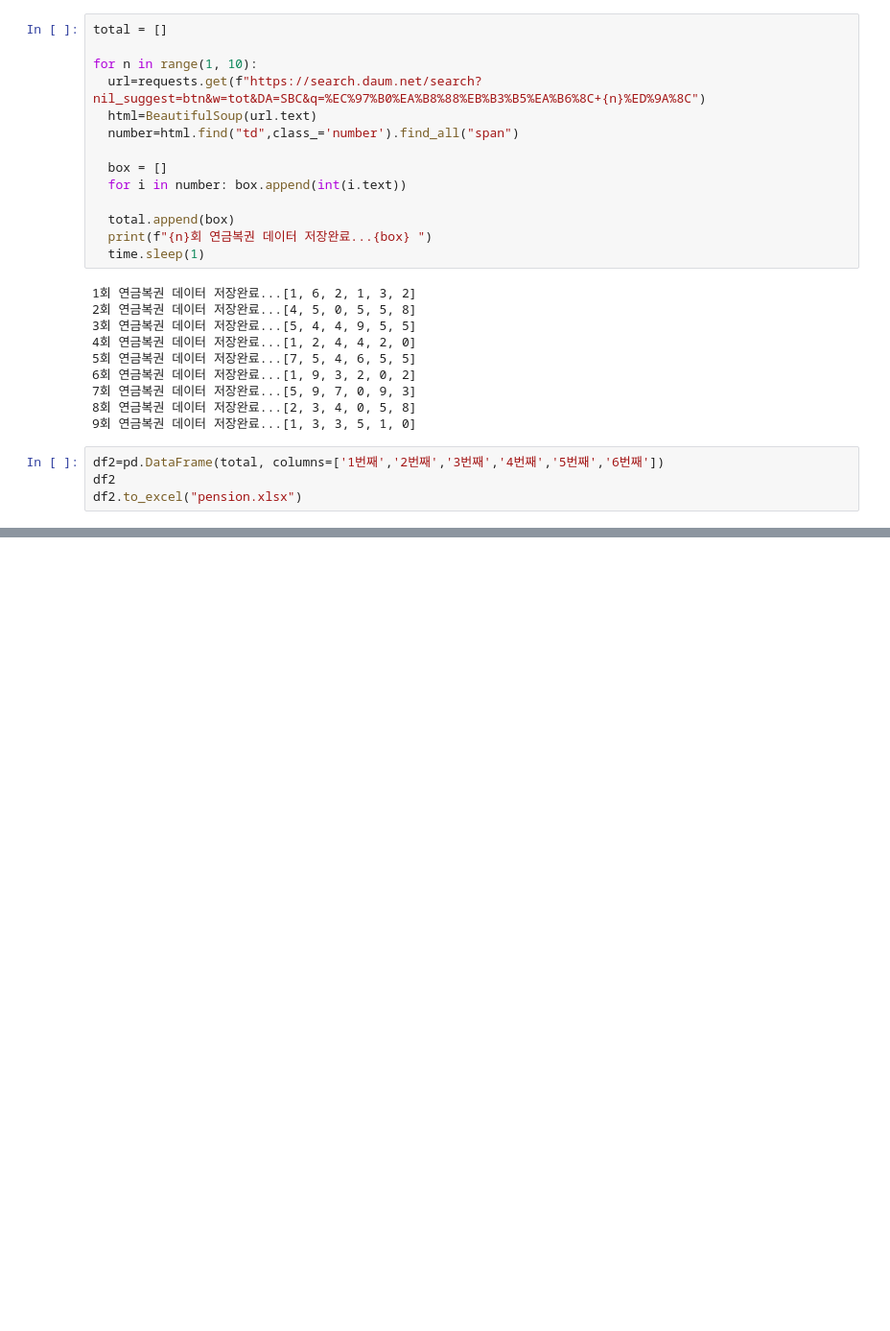
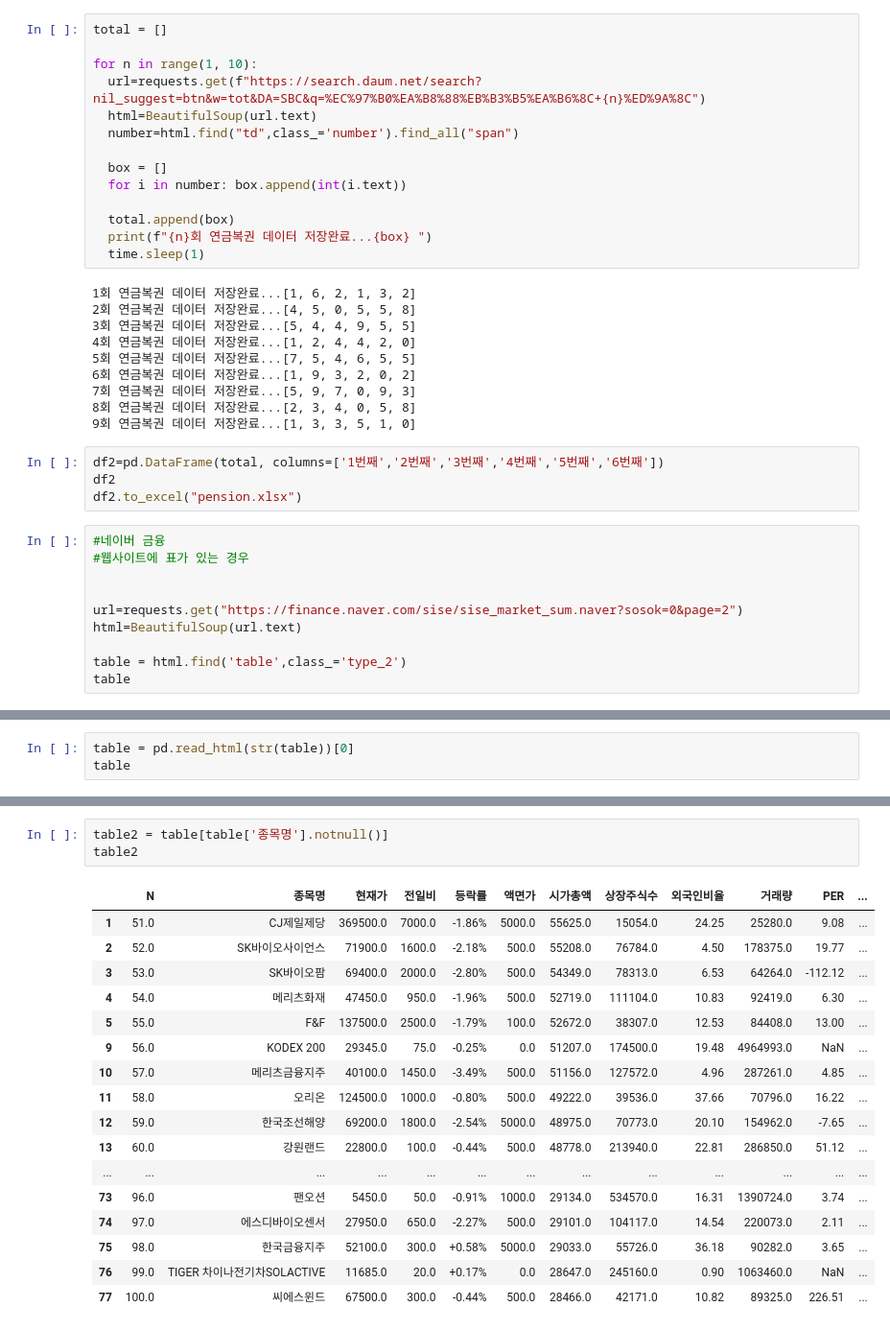
Before and after one commit to SeJin317/-, a Jupyter notebook: 데이터분석2.ipynb, the cells around one changed output, grey strips where cells are left out. Shown: that part at 96% size. Saved outputs shown, nothing was run; the diff lists cells and outputs as text; blank space fills up the shorter version.

```diff
--- a/데이터분석2.ipynb
+++ b/데이터분석2.ipynb
@@ -168,3 +170,13 @@ for n in range(1, 10):
 df2=pd.DataFrame(total, columns=['1번째','2번째','3번째','4번째','5번째','6번째'])
 df2
 df2.to_excel("pension.xlsx")
+# %%
+#네이버 금융
+#웹사이트에 표가 있는 경우
+
+
+url=requests.get("https://finance.naver.com/sise/sise_market_sum.naver?sosok=0&page=2")
+html=BeautifulSoup(url.text)
+
+table = html.find('table',class_='type_2')
+table
@@ -170,0 +201,3 @@ df2.to_excel("pension.xlsx")
+# %%
+table = pd.read_html(str(table))[0]
+table
@@ -170,0 +218,21 @@ df2.to_excel("pension.xlsx")
+# %%
+table2 = table[table['종목명'].notnull()]
+table2
+# %% [output]
+|  | N | 종목명 | 현재가 | 전일비 | 등락률 | 액면가 | 시가총액 | 상장주식수 | 외국인비율 | 거래량 | PER | ... |
+| 1 | 51.0 | CJ제일제당 | 369500.0 | 7000.0 | -1.86% | 5000.0 | 55625.0 | 15054.0 | 24.25 | 25280.0 | 9.08 | ... |
+| 2 | 52.0 | SK바이오사이언스 | 71900.0 | 1600.0 | -2.18% | 500.0 | 55208.0 | 76784.0 | 4.50 | 178375.0 | 19.77 | ... |
+| 3 | 53.0 | SK바이오팜 | 69400.0 | 2000.0 | -2.80% | 500.0 | 54349.0 | 78313.0 | 6.53 | 64264.0 | -112.12 | ... |
+| 4 | 54.0 | 메리츠화재 | 47450.0 | 950.0 | -1.96% | 500.0 | 52719.0 | 111104.0 | 10.83 | 92419.0 | 6.30 | ... |
+| 5 | 55.0 | F&F | 137500.0 | 2500.0 | -1.79% | 100.0 | 52672.0 | 38307.0 | 12.53 | 84408.0 | 13.00 | ... |
+| 9 | 56.0 | KODEX 200 | 29345.0 | 75.0 | -0.25% | 0.0 | 51207.0 | 174500.0 | 19.48 | 4964993.0 | NaN | ... |
+| 10 | 57.0 | 메리츠금융지주 | 40100.0 | 1450.0 | -3.49% | 500.0 | 51156.0 | 127572.0 | 4.96 | 287261.0 | 4.85 | ... |
+| 11 | 58.0 | 오리온 | 124500.0 | 1000.0 | -0.80% | 500.0 | 49222.0 | 39536.0 | 37.66 | 70796.0 | 16.22 | ... |
+| 12 | 59.0 | 한국조선해양 | 69200.0 | 1800.0 | -2.54% | 5000.0 | 48975.0 | 70773.0 | 20.10 | 154962.0 | -7.65 | ... |
+| 13 | 60.0 | 강원랜드 | 22800.0 | 100.0 | -0.44% | 500.0 | 48778.0 | 213940.0 | 22.81 | 286850.0 | 51.12 | ... |
+| ... | ... | ... | ... | ... | ... | ... | ... | ... | ... | ... | ... | ... |
+| 73 | 96.0 | 팬오션 | 5450.0 | 50.0 | -0.91% | 1000.0 | 29134.0 | 534570.0 | 16.31 | 1390724.0 | 3.74 | ... |
+| 74 | 97.0 | 에스디바이오센서 | 27950.0 | 650.0 | -2.27% | 500.0 | 29101.0 | 104117.0 | 14.54 | 220073.0 | 2.11 | ... |
+| 75 | 98.0 | 한국금융지주 | 52100.0 | 300.0 | +0.58% | 5000.0 | 29033.0 | 55726.0 | 36.18 | 90282.0 | 3.65 | ... |
+| 76 | 99.0 | TIGER 차이나전기차SOLACTIVE | 11685.0 | 20.0 | +0.17% | 0.0 | 28647.0 | 245160.0 | 0.90 | 1063460.0 | NaN | ... |
+| 77 | 100.0 | 씨에스윈드 | 67500.0 | 300.0 | -0.44% | 500.0 | 28466.0 | 42171.0 | 10.82 | 89325.0 | 226.51 | ... |
```
Also changed, not shown: parts of 18 cells of this notebook.
